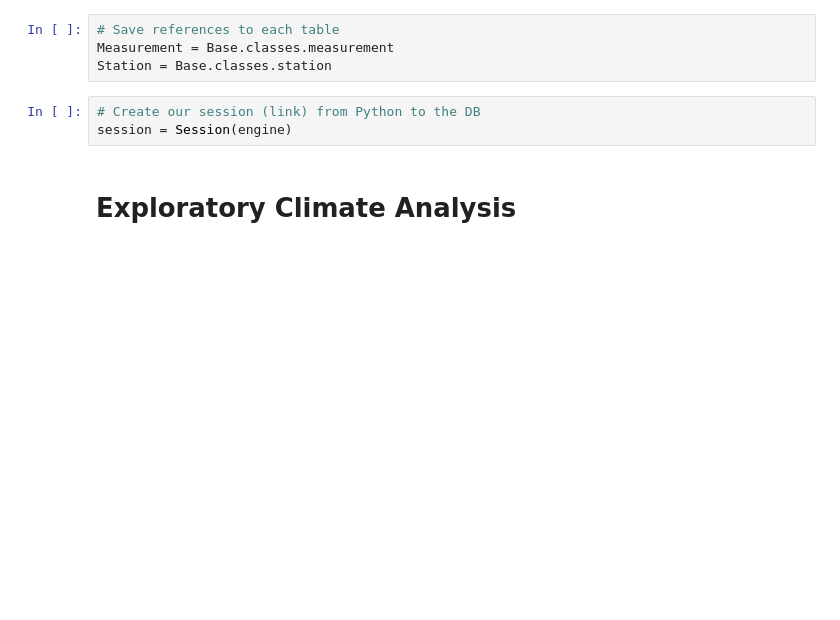
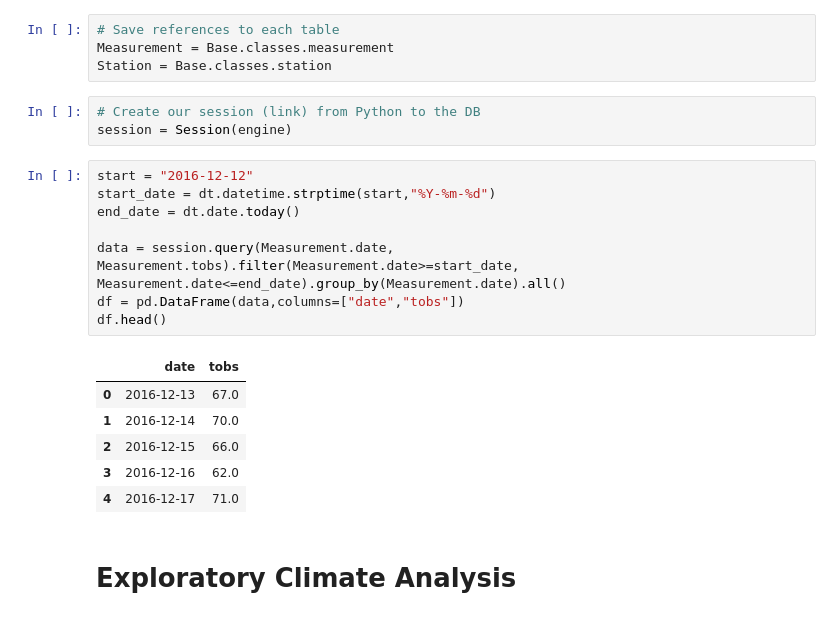
Before and after one commit to BananasFoster623/sqlalchemy-challenge, a Jupyter notebook: climate_starter.ipynb, the cells around one changed output. Saved outputs shown, nothing was run; the diff lists cells and outputs as text; blank space fills up the shorter version.

```diff
--- a/climate_starter.ipynb
+++ b/climate_starter.ipynb
@@ -35,6 +35,21 @@ Station = Base.classes.station
 # %%
 # Create our session (link) from Python to the DB
 session = Session(engine)
+# %%
+start = "2016-12-12"
+start_date = dt.datetime.strptime(start,"%Y-%m-%d")
+end_date = dt.date.today()
+
+data = session.query(Measurement.date, Measurement.tobs).filter(Measurement.date>=start_date, Measurement.date<=end_date).group_by(Measurement.date).all()
+df = pd.DataFrame(data,columns=["date","tobs"])
+df.head()
+# %% [output]
+|  | date | tobs |
+| 0 | 2016-12-13 | 67.0 |
+| 1 | 2016-12-14 | 70.0 |
+| 2 | 2016-12-15 | 66.0 |
+| 3 | 2016-12-16 | 62.0 |
+| 4 | 2016-12-17 | 71.0 |
 # %% [markdown]
 # Exploratory Climate Analysis
 # %%
```
Also changed, not shown: 1 other file.
